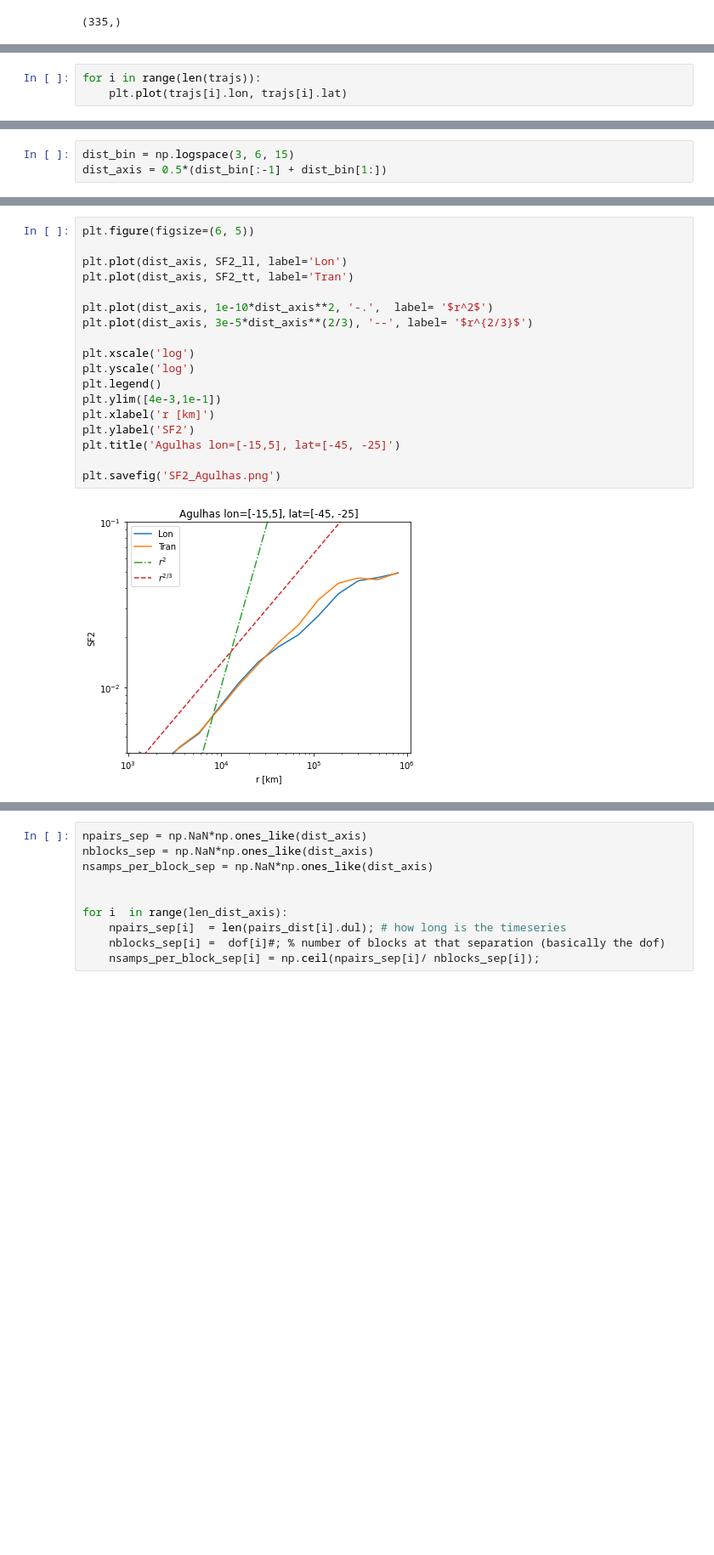
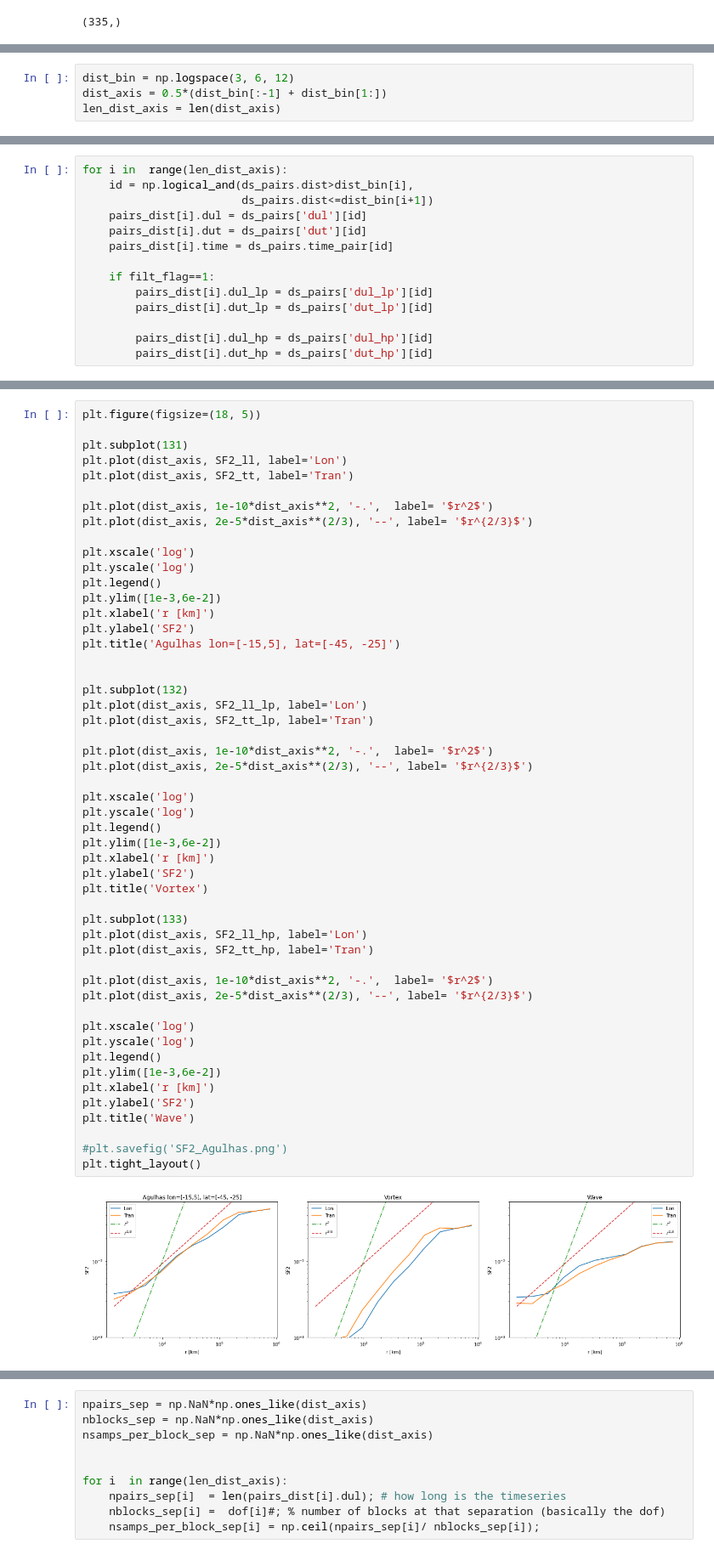
Before and after one commit to dhruvbalwada/GDP-earthcube-meeting-2022, a Jupyter notebook: pair_statistics_all_years_Agulhas.ipynb, the cells around one changed output, grey strips where cells are left out. Shown at 85% size. Cells and saved outputs as stored; diff of their text form; blank space fills up the shorter version.

Commit message:
better plots and wave-vortex

```diff
--- a/pair_statistics_all_years_Agulhas.ipynb
+++ b/pair_statistics_all_years_Agulhas.ipynb
@@ -174,3 +197,0 @@ Data variables:
-# %%
-for i in range(len(trajs)):
-    plt.plot(trajs[i].lon, trajs[i].lat)
@@ -199,3 +213,4 @@ plt.grid()
 # %%
-dist_bin = np.logspace(3, 6, 15)
+dist_bin = np.logspace(3, 6, 12)
 dist_axis = 0.5*(dist_bin[:-1] + dist_bin[1:])
+len_dist_axis = len(dist_axis)
@@ -210,3 +219,17 @@ array([   1000.        ,    1637.89370695,    2682.69579528,
+# %%
+for i in  range(len_dist_axis):
+    id = np.logical_and(ds_pairs.dist>dist_bin[i],
+                        ds_pairs.dist<=dist_bin[i+1])
+    pairs_dist[i].dul = ds_pairs['dul'][id]
+    pairs_dist[i].dut = ds_pairs['dut'][id]
+    pairs_dist[i].time = ds_pairs.time_pair[id]
+
+    if filt_flag==1:
+        pairs_dist[i].dul_lp = ds_pairs['dul_lp'][id]
+        pairs_dist[i].dut_lp = ds_pairs['dut_lp'][id]
+
+        pairs_dist[i].dul_hp = ds_pairs['dul_hp'][id]
+        pairs_dist[i].dut_hp = ds_pairs['dut_hp'][id]
 # %%
 SF2_ll = np.NaN*np.ones_like(dist_axis)
 SF2_tt = np.NaN*np.ones_like(dist_axis)
@@ -226,20 +261,53 @@ for i in range(len(dist_axis)):
 # %%
-plt.figure(figsize=(6, 5))
+plt.figure(figsize=(18, 5))
 
+plt.subplot(131)
 plt.plot(dist_axis, SF2_ll, label='Lon')
 plt.plot(dist_axis, SF2_tt, label='Tran')
 
 plt.plot(dist_axis, 1e-10*dist_axis**2, '-.',  label= '$r^2$')
-plt.plot(dist_axis, 3e-5*dist_axis**(2/3), '--', label= '$r^{2/3}$')
+plt.plot(dist_axis, 2e-5*dist_axis**(2/3), '--', label= '$r^{2/3}$')
 
 plt.xscale('log')
 plt.yscale('log')
 plt.legend()
-plt.ylim([4e-3,1e-1])
+plt.ylim([1e-3,6e-2])
 plt.xlabel('r [km]')
 plt.ylabel('SF2')
 plt.title('Agulhas lon=[-15,5], lat=[-45, -25]')
 
-plt.savefig('SF2_Agulhas.png')
+
+plt.subplot(132)
+plt.plot(dist_axis, SF2_ll_lp, label='Lon')
+plt.plot(dist_axis, SF2_tt_lp, label='Tran')
+
+plt.plot(dist_axis, 1e-10*dist_axis**2, '-.',  label= '$r^2$')
+plt.plot(dist_axis, 2e-5*dist_axis**(2/3), '--', label= '$r^{2/3}$')
+
+plt.xscale('log')
+plt.yscale('log')
+plt.legend()
+plt.ylim([1e-3,6e-2])
+plt.xlabel('r [km]')
+plt.ylabel('SF2')
+plt.title('Vortex')
+
+plt.subplot(133)
+plt.plot(dist_axis, SF2_ll_hp, label='Lon')
+plt.plot(dist_axis, SF2_tt_hp, label='Tran')
+
+plt.plot(dist_axis, 1e-10*dist_axis**2, '-.',  label= '$r^2$')
+plt.plot(dist_axis, 2e-5*dist_axis**(2/3), '--', label= '$r^{2/3}$')
+
+plt.xscale('log')
+plt.yscale('log')
+plt.legend()
+plt.ylim([1e-3,6e-2])
+plt.xlabel('r [km]')
+plt.ylabel('SF2')
+plt.title('Wave')
+
+#plt.savefig('SF2_Agulhas.png')
+plt.tight_layout()
 # %% [output]
-[figure, old version]
+[figure, new version]
```
Also changed, not shown: parts of 59 cells of this notebook, 3 other files.
